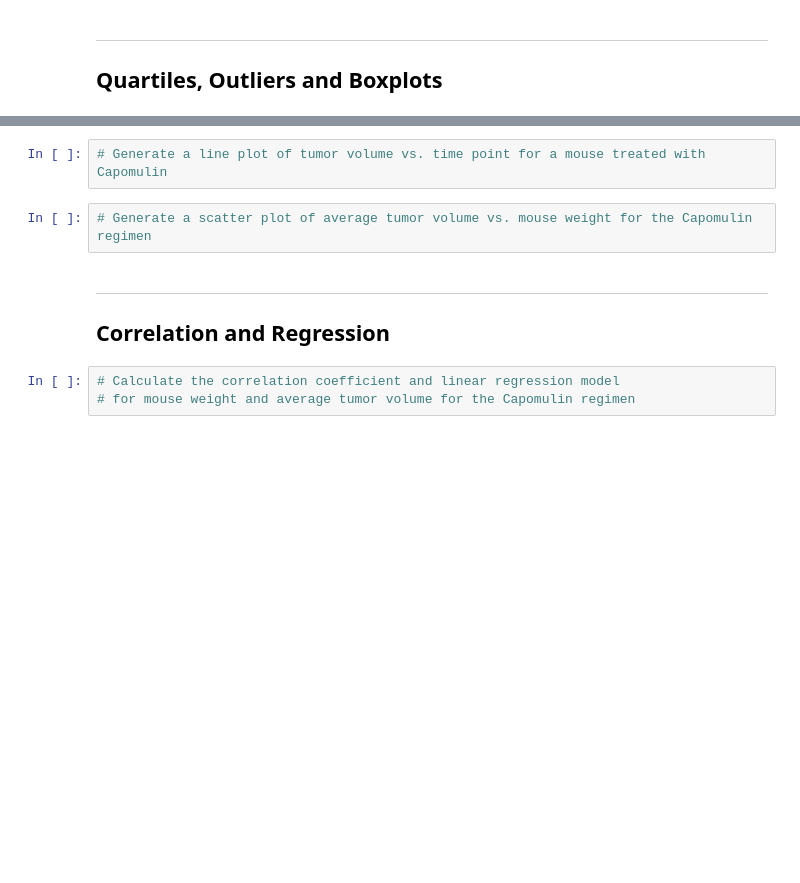
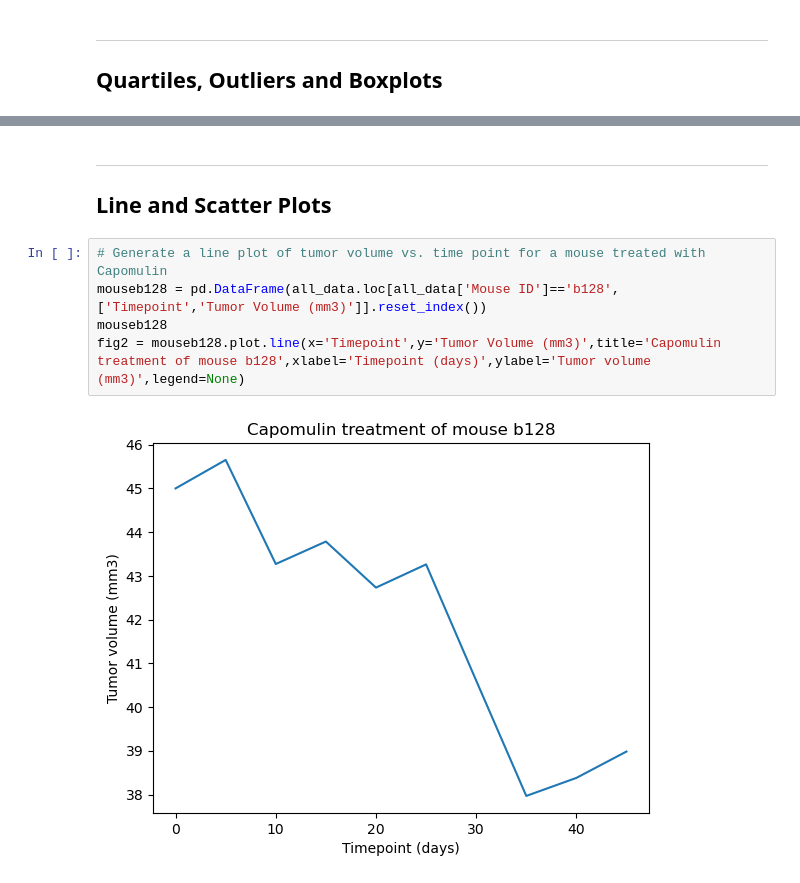
Before and after one commit to adilourai/matplotlib-challenge, a Jupyter notebook: Pymaceuticals Analysis.ipynb, the cells around one changed output, grey strips where cells are left out. Cells and saved outputs as stored; diff of their text form; blank space fills up the shorter version.

```diff
--- a/Pymaceuticals Analysis.ipynb
+++ b/Pymaceuticals Analysis.ipynb
@@ -241,10 +242,10 @@ plt.show()
-# %%
-# Generate a line plot of tumor volume vs. time point for a mouse treated with Capomulin
-# %%
-# Generate a scatter plot of average tumor volume vs. mouse weight for the Capomulin regimen
-# %% [markdown]
-***
-## Correlation and Regression
-# %%
-# Calculate the correlation coefficient and linear regression model
-# for mouse weight and average tumor volume for the Capomulin regimen
+# %% [markdown]
+***
+## Line and Scatter Plots
+# %%
+# Generate a line plot of tumor volume vs. time point for a mouse treated with Capomulin
+mouseb128 = pd.DataFrame(all_data.loc[all_data['Mouse ID']=='b128',['Timepoint','Tumor Volume (mm3)']].reset_index())
+mouseb128
+fig2 = mouseb128.plot.line(x='Timepoint',y='Tumor Volume (mm3)',title='Capomulin treatment of mouse b128',xlabel='Timepoint (days)',ylabel='Tumor volume (mm3)',legend=None)
+# %% [output]
+[figure, added]
```
Also changed, not shown: parts of 10 cells of this notebook.
